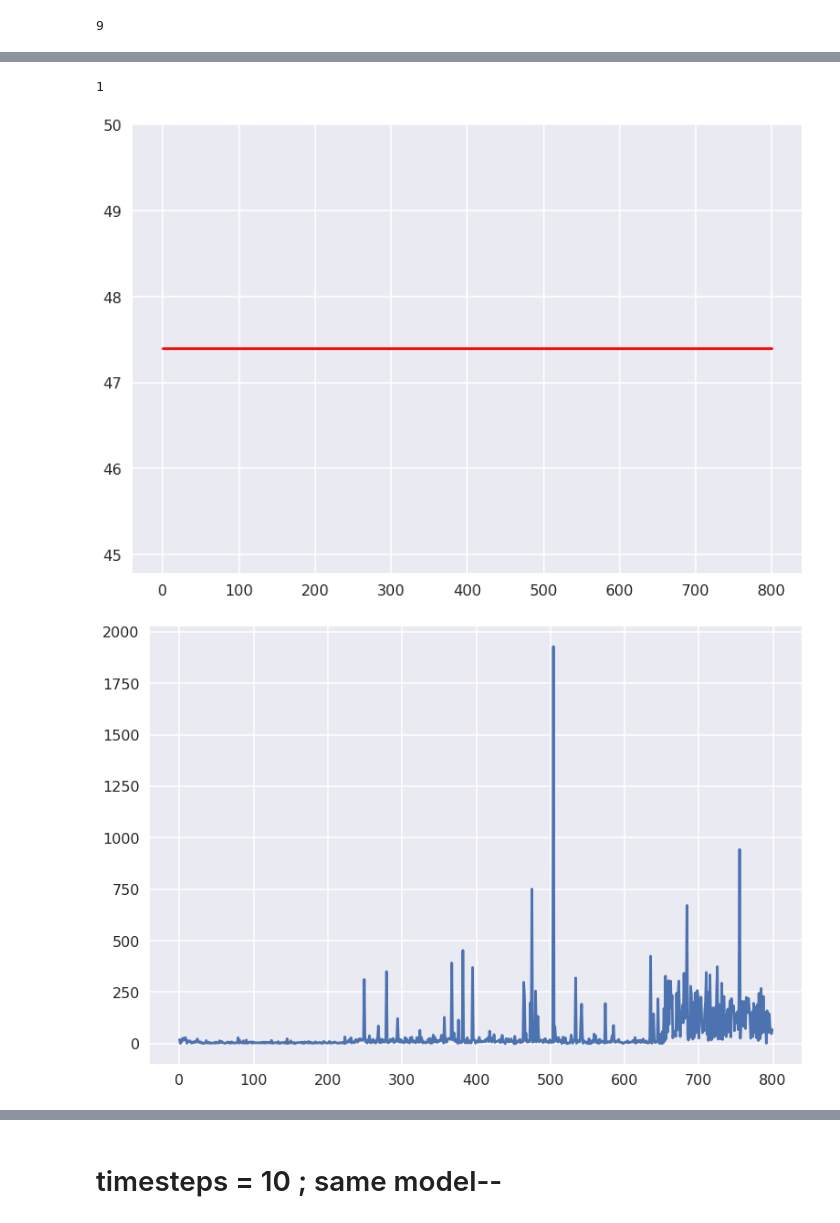
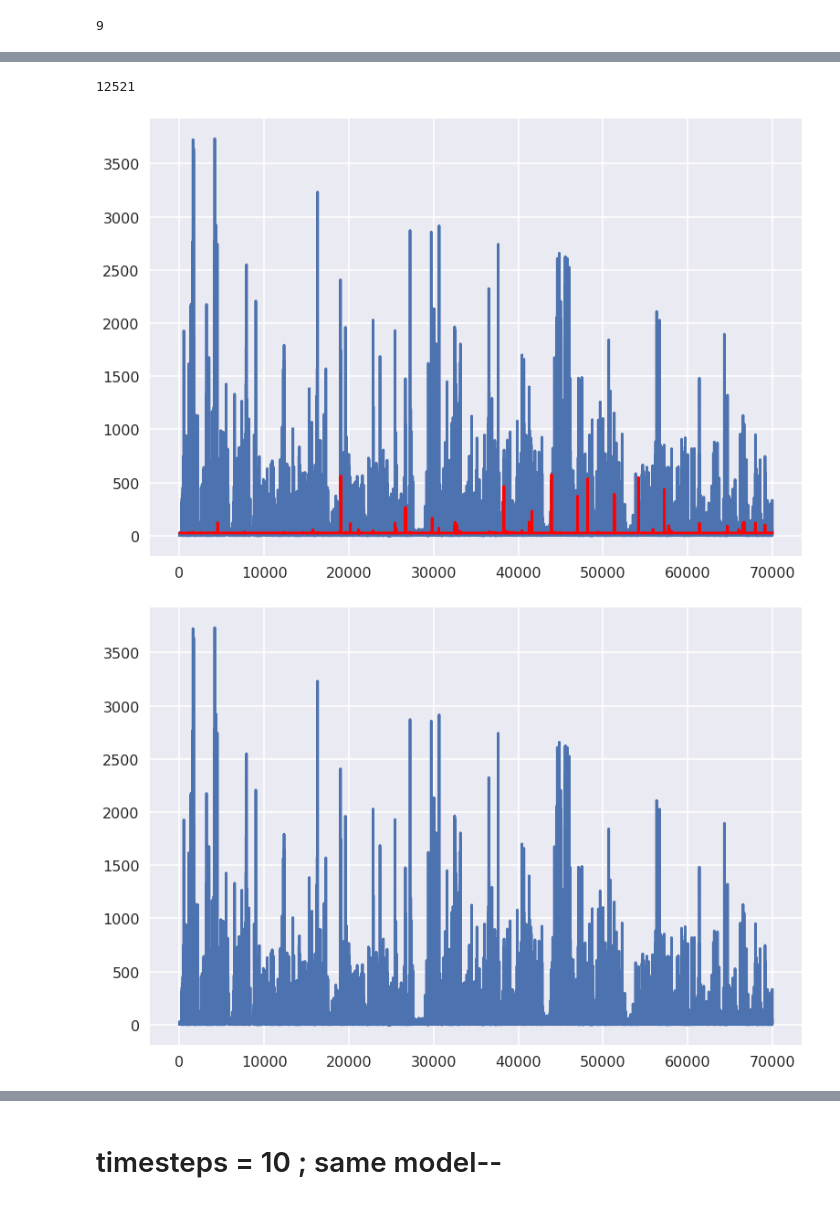
Before and after one commit to vyomshm/DeepAnomaly, a Jupyter notebook: abc.ipynb, the cells around one changed output, grey strips where cells are left out. Cells and saved outputs as stored; diff of their text form; code cells hidden in the pictures.

```diff
--- a/abc.ipynb
+++ b/abc.ipynb
@@ -564,8 +564,8 @@ plt.show()
 # %%
-# trainX, trainY, testX, testY = data
-# score = model.evaluate(testX, testY, verbose=1)
+trainX, trainY, testX, testY = data
+score = model.evaluate(testX, testY, verbose=1)
 print('Results: MSE - {:.6f}  ;  seconds = {:.3f}'.format(score, np.sqrt(score)))
-# train_score = model.evaluate(trainX, trainY, verbose =1)
+train_score = model.evaluate(trainX, trainY, verbose =1)
 print('Train score MSE - {:.6f} ; seconds = {:.3f}'.format(train_score, np.sqrt(train_score)))
 
 predictions=model.predict(testX)
@@ -582,13 +585,20 @@ Train score MSE - 27131.710167 ; seconds = 164.717
 # %%
 print(len(np.unique(predictions)))
-plt.plot(predictions[:800], 'r')
-# plt.plot(testY[:800])
+plt.plot(testY)
+plt.plot(predictions, 'r')
 plt.show()
 
-# plt.plot(predictions[:800], 'r')
-plt.plot(testY[:800])
+plt.plot(testY)
 plt.show()
+
+plt.plot(testY[1000:1500], 'y')
+plt.plot(predictions[1000:1500], 'g')
+plt.show()
+
+plt.plot(testY[:500])
+plt.plot(predictions[:500], 'r')
+plt.show()
 # %% [output]
-1
+12521
-[figure, old version]
+[figure, new version]
-[figure, old version]
+[figure, new version]
```
Also changed, not shown: parts of 5 cells of this notebook.
